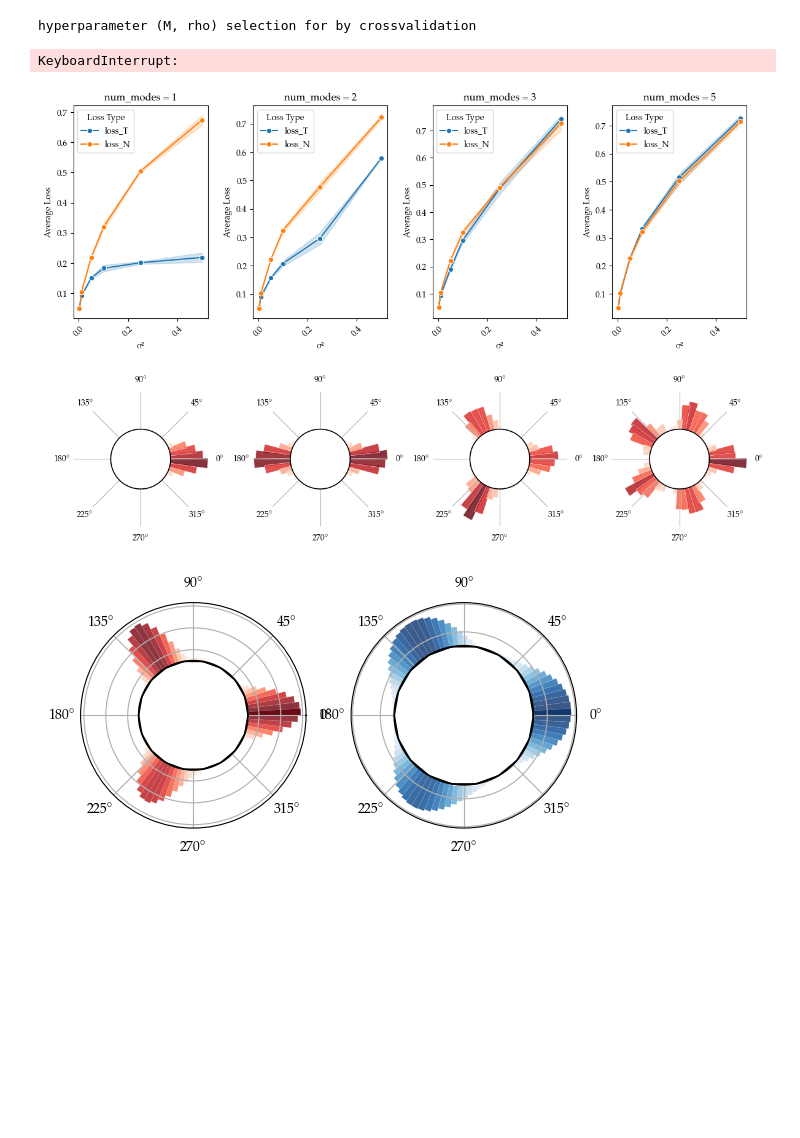
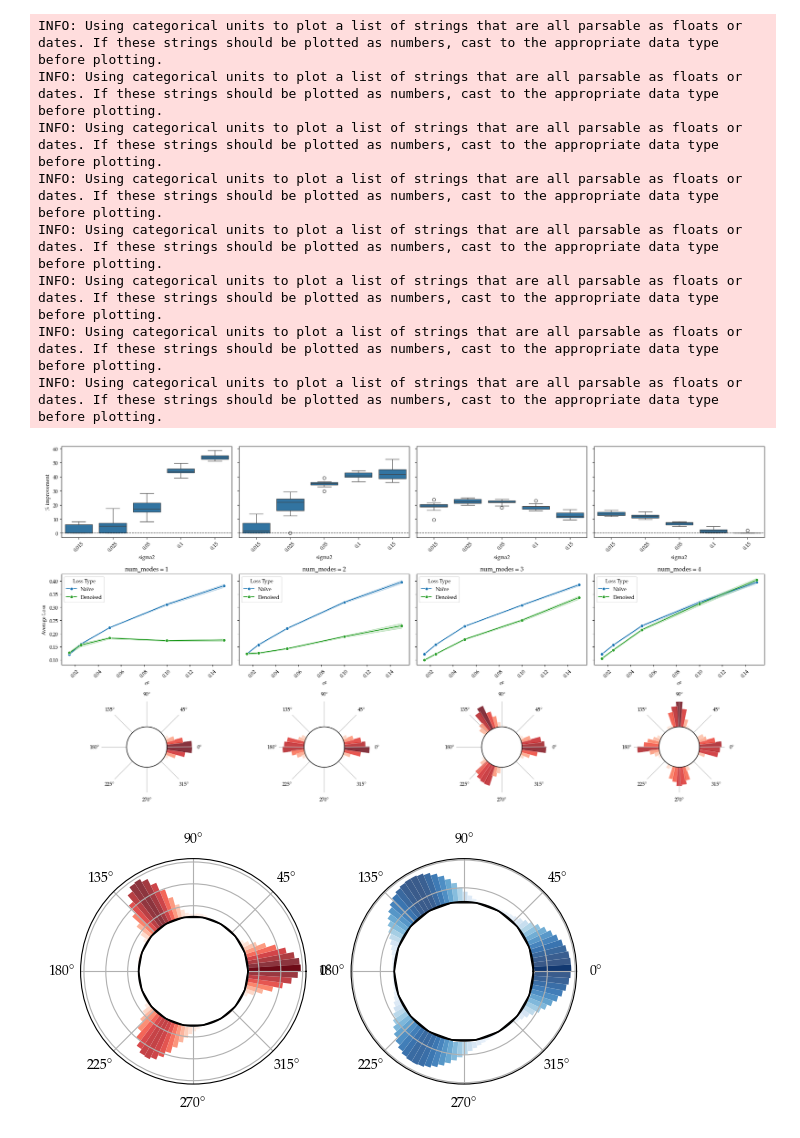
Before and after one commit to aqjaffe/RiemannianEB, a Jupyter notebook: src/simulations/S1sims.ipynb, the cells around one changed output. Saved outputs shown, nothing was run; the diff lists cells and outputs as text; code cells hidden in the pictures; blank space fills up the shorter version.

```diff
--- a/src/simulations/S1sims.ipynb
+++ b/src/simulations/S1sims.ipynb
@@ -27,20 +14,3 @@ NMC = 3
-# %%
-# hyperparameter (M, rho) selection for by crossvalidation
-print('hyperparameter (M, rho) selection for by crossvalidation\n')
-params_to_M_dict = {}; params_to_rho_dict = {}
-
-cv_res = {}
-for num_modes in all_num_modes:
-    G_params = {'tau2': tau2 , 'num_modes': num_modes}
-    for sigma2 in tqdm(all_sigma2s):
-        losses = [MCrun(n_samples, sigma2, M, rho, G_params)[0]for M in all_Ms]
-        params_to_M_dict.update({(num_modes, sigma2) : all_Ms[np.argmin(losses)]})
-        cv_res.update({(num_modes,sigma2) : losses})
-    print('Hyperparameter selection for {} modes done.'.format(num_modes))
-    for sigma2 in all_sigma2s: print('  {},{} : {}'.format(num_modes, sigma2, params_to_M_dict[num_modes, sigma2]))
-# %% [output]
-hyperparameter (M, rho) selection for by crossvalidation
-KeyboardInterrupt:
 # %%
 
 all_records = []  # Collect all data across num_modes
@@ -71,39 +40,73 @@ df = pd.concat(all_records, ignore_index=True)
 # %%
+fig, axs = plt.subplots(3, len(all_num_modes), figsize=(20, 10))
 
+for idx, (num_modes, M ) in enumerate(zip(all_num_modes, all_Ms)):
+    df_subset = df_long[df_long['num_modes'] == num_modes]
 
-fig, axs = plt.subplots(2, len(all_num_modes), figsize=(12, 8))
+    # clip negative improvements to 0 (do not overwrite the whole column each loop)
+    df_box.loc[df_box["num_modes"] == num_modes, "rel_impr"] = np.maximum(
+        df_box.loc[df_box["num_modes"] == num_modes, "rel_impr"].to_numpy(),
+        0,
+    )
 
-for idx, num_modes in enumerate(all_num_modes):
-    df_subset = df_long[df_long['num_modes'] == num_modes]
+    sns.boxplot(
+    data=df_box[df_box["num_modes"] == num_modes],
+        x='sigma2',
+        y='rel_impr',
+        ax=axs[0, idx]
+    )
+    axs[0, idx].axhline(0, ls='--', c='k', lw=1)
+    axs[0, idx].set_ylabel('% improvement')
+    axs[0, idx].tick_params(axis='x', rotation=45)
+
 
     sns.lineplot(
         data=df_subset,
         x="sigma2",
         y="Loss",
         hue="Loss Type",
+        hue_order=["Naïve", "Denoised"],
+        palette={"Naïve": "C0", "Denoised": "C2"},
         estimator="mean",
-        errorbar=("ci", 68),   # 1-sigma style band; use 95 if you prefer
+        errorbar=("ci", 68),  # 1-sigma style band; use 95 if you prefer
         marker="o",
-        ax=axs[0, idx]
+        ax=axs[1, idx],
     )
 
-    axs[0, idx].set_title(f"num_modes = {num_modes}")
-    axs[0, idx].set_xlabel("σ²")
-    axs[0, idx].set_ylabel("Average Loss")
-    axs[0, idx].tick_params(axis='x', rotation=45)
+    axs[1, idx].set_title(f"num_modes = {num_modes}")
+    axs[1, idx].set_xlabel("σ²")
+    axs[1, idx].set_ylabel("Average Loss")
+    axs[1, idx].tick_params(axis='x', rotation=45)
 
 
-    axs[1, idx].remove()
-    axs[1, idx] = fig.add_subplot( 2, len(all_num_modes), idx + len(all_num_modes) + 1, polar=True)
+    axs[2, idx].remove()
+    axs[2, idx] = fig.add_subplot( 3, len(all_num_modes), idx + 2*len(all_num_modes) + 1, polar=True)
 
-    Theta = S1_multimodal_prior(  n_samples, {'tau2': tau2, 'num_modes': num_modes})
+    Theta = S1_multimodal_prior(  n_samples, {'tau2': 5*tau2, 'num_modes': num_modes})
+    Theta = circle.intrinsic_to_extrinsic_coords( circle.extrinsic_to_intrinsic_coords(Theta) - np.pi/12)
     # S1_smooth_histogram( Theta, params_to_M_dict[(num_modes, all_sigma2s[0])], axs[1, idx], 'Reds')
-    S1_histogram(Theta, 50, axs[1, idx], 'Reds')
+    S1_histogram(Theta, 50, axs[2, idx], 'Reds')
 
+
+    # Share y-axes across rows and hide repeated y tick labels within each row
+    for r in range(axs.shape[0]-1):
+        base = axs[r, 0]
+        for c in range(1, axs.shape[1]):
+            axs[r, c].sharey(base)
+            axs[r, c].set_ylabel("")
+            axs[r, c].tick_params(labelleft=False)
 plt.tight_layout()
 plt.show()
 # %% [output]
+INFO: Using categorical units to plot a list of strings that are all parsable as floats or dates. If these strings should be plotted as numbers, cast to the appropriate data type before plotting.
+INFO: Using categorical units to plot a list of strings that are all parsable as floats or dates. If these strings should be plotted as numbers, cast to the appropriate data type before plotting.
+INFO: Using categorical units to plot a list of strings that are all parsable as floats or dates. If these strings should be plotted as numbers, cast to the appropriate data type before plotting.
+INFO: Using categorical units to plot a list of strings that are all parsable as floats or dates. If these strings should be plotted as numbers, cast to the appropriate data type before plotting.
+INFO: Using categorical units to plot a list of strings that are all parsable as floats or dates. If these strings should be plotted as numbers, cast to the appropriate data type before plotting.
+INFO: Using categorical units to plot a list of strings that are all parsable as floats or dates. If these strings should be plotted as numbers, cast to the appropriate data type before plotting.
+INFO: Using categorical units to plot a list of strings that are all parsable as floats or dates. If these strings should be plotted as numbers, cast to the appropriate data type before plotting.
+INFO: Using categorical units to plot a list of strings that are all parsable as floats or dates. If these strings should be plotted as numbers, cast to the appropriate data type before plotting.
-[figure, old version]
+[figure, new version]
 # %%
 fig, axs = plt.subplots(1, 2, subplot_kw={'projection': 'polar'})
 Theta = S1_multimodal_prior(  n_samples, {'tau2': tau2, 'num_modes': 3})
```
Also changed, not shown: parts of 3 cells of this notebook, 36 other files.
